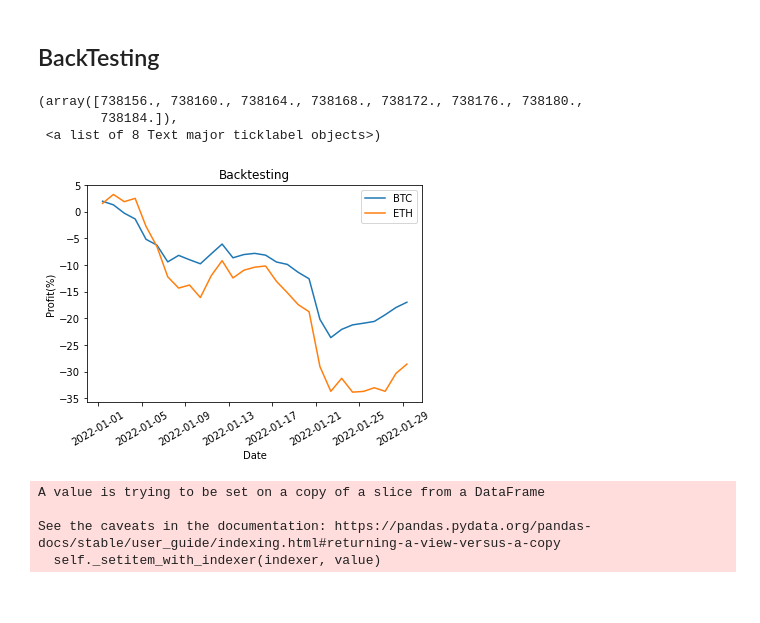
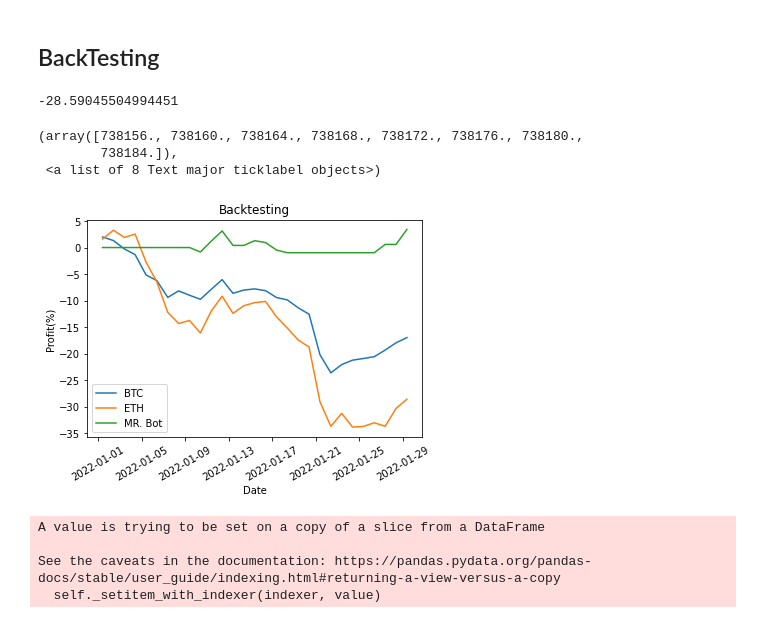
Before and after one commit to kptib88/Test, a Jupyter notebook: Comathon_6th_jupyter.ipynb, the cells around one changed output. Cells and saved outputs as stored; diff of their text form; code cells hidden in the pictures.

```diff
--- a/Comathon_6th_jupyter.ipynb
+++ b/Comathon_6th_jupyter.ipynb
@@ -1737,19 +1737,26 @@ def backtest(df_BTC_data, df_ETH_data):
     return df_BTC, df_ETH
 # %%
 df_BTC, df_ETH = backtest(df_BTC_data, df_ETH_data)
+# %%
+df_BTC["Profit"].iloc[-1]
+df_ETH["Profit"].iloc[-1]
+# %% [output]
+-28.59045504994451
 # %%
 plt.plot(df_BTC.datetime, df_BTC.Profit)
 plt.plot(df_ETH.datetime, df_ETH.Profit)
+
+plt.plot(df_BTC_filtered.datetime, df_BTC_filtered.Profit)
 plt.title('Backtesting')
 plt.ylabel('Profit(%)')
 plt.xlabel('Date')
-plt.legend(["BTC", "ETH"])
+plt.legend(["BTC", "ETH", "MR. Bot"])
 plt.xticks(rotation = 30)
 # %% [output]
 (array([738156., 738160., 738164., 738168., 738172., 738176., 738180.,
         738184.]),
  <a list of 8 Text major ticklabel objects>)
-[figure, old version]
+[figure, new version]
 # %%
 df_BTC_calculated = calculate_signals(df_BTC_data.copy(deep = True))
 # df_BTC_signals = df_ticker_calculated.query('Trade_MACD in [1, 2, 3, 4, 5, 6]').copy()
```
Also changed, not shown: parts of 3 cells of this notebook, 1 other file.
